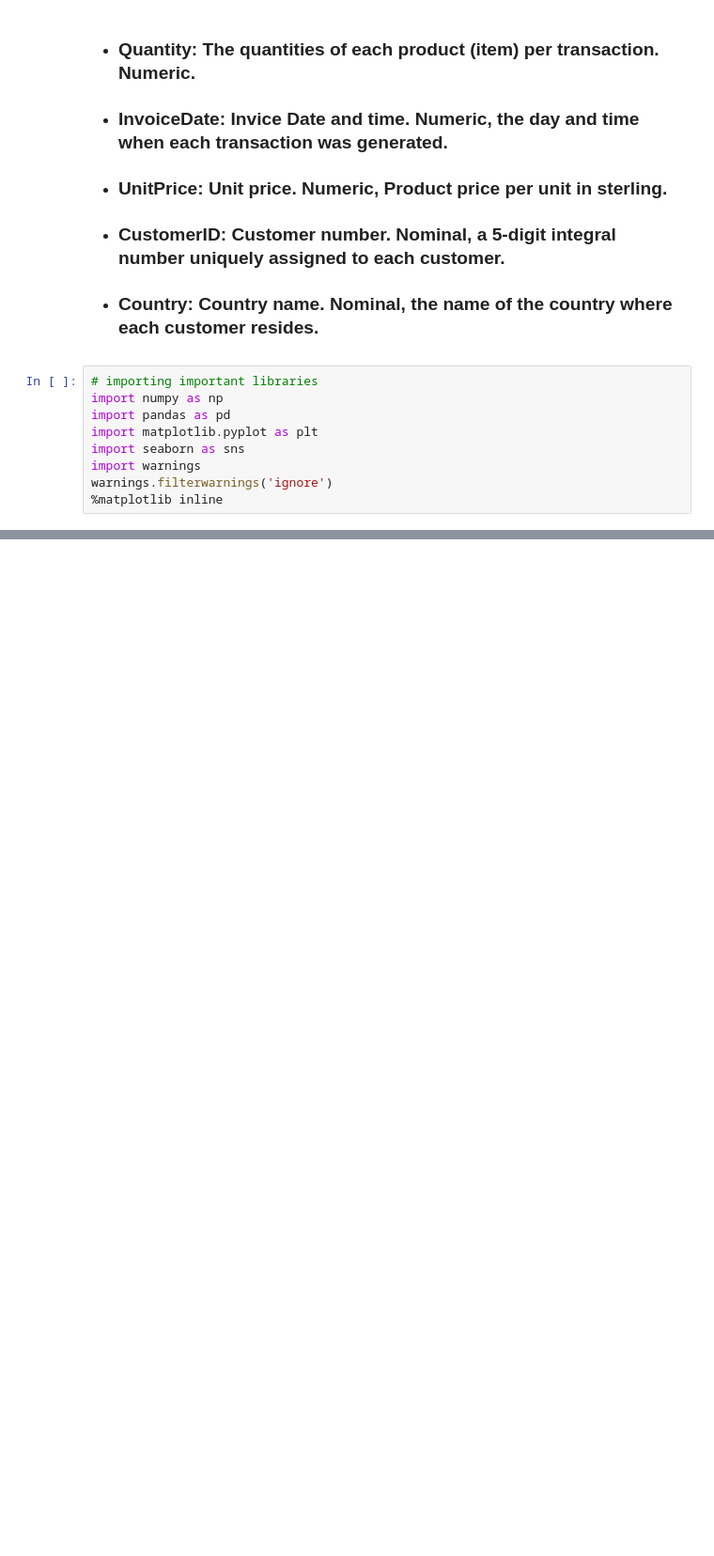
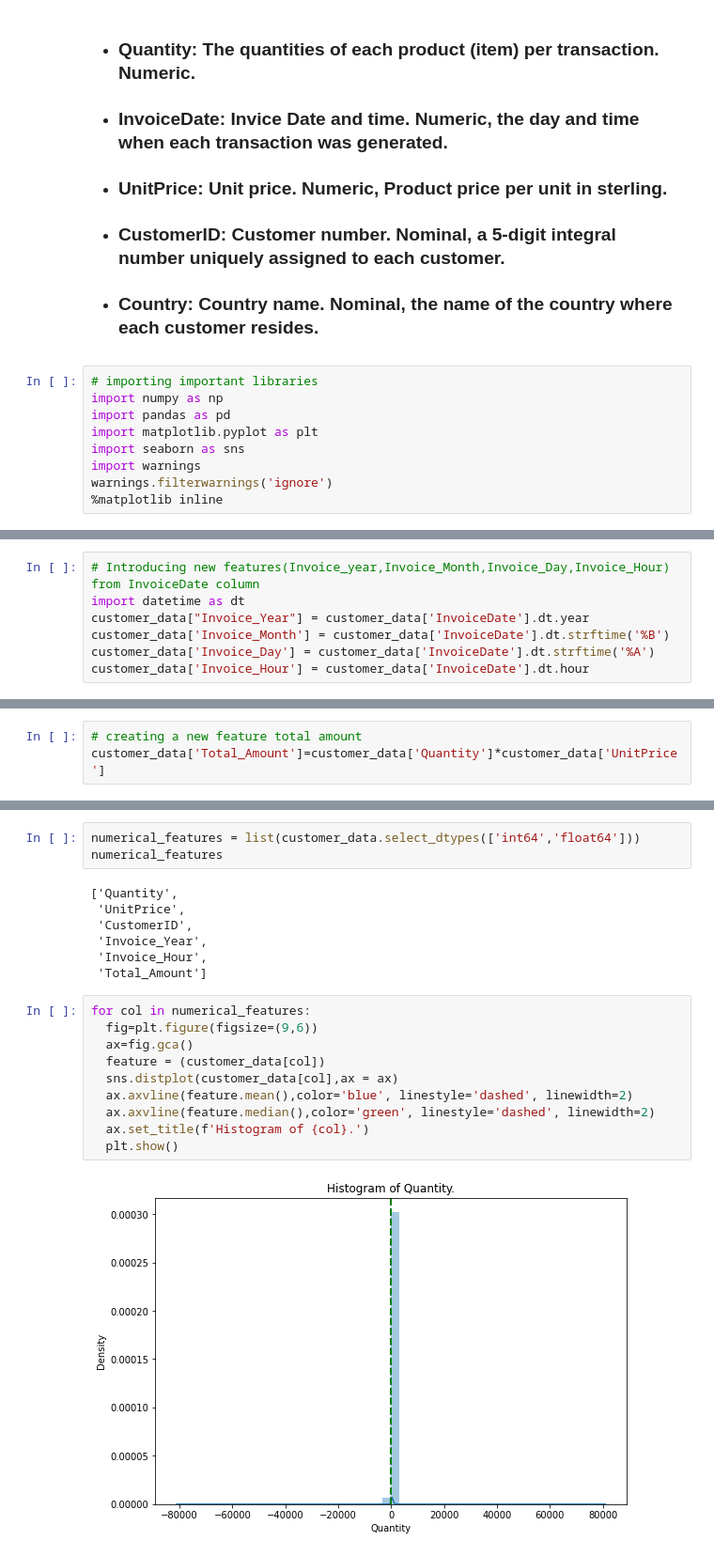
Before and after one commit to Sharath2021/Online-Retail-Customer-Segmentation, a Jupyter notebook: Online_Retail_Customer_Segmentation_Capstone_Project.ipynb, the cells around one changed output, grey strips where cells are left out. Shown: that part at 94% size. Saved outputs shown, nothing was run; the diff lists cells and outputs as text; blank space fills up the shorter version.

```diff
--- a/Online_Retail_Customer_Segmentation_Capstone_Project.ipynb
+++ b/Online_Retail_Customer_Segmentation_Capstone_Project.ipynb
@@ -713,0 +128,7 @@ For n_clusters = 15 The average silhouette_score is : 0.25241443757776777
+# %%
+# Introducing new features(Invoice_year,Invoice_Month,Invoice_Day,Invoice_Hour) from InvoiceDate column
+import datetime as dt
+customer_data["Invoice_Year"] = customer_data['InvoiceDate'].dt.year
+customer_data['Invoice_Month'] = customer_data['InvoiceDate'].dt.strftime('%B')
+customer_data['Invoice_Day'] = customer_data['InvoiceDate'].dt.strftime('%A')
+customer_data['Invoice_Hour'] = customer_data['InvoiceDate'].dt.hour
@@ -713,0 +142,3 @@ For n_clusters = 15 The average silhouette_score is : 0.25241443757776777
+# %%
+# creating a new feature total amount
+customer_data['Total_Amount']=customer_data['Quantity']*customer_data['UnitPrice']
@@ -713,0 +162,22 @@ For n_clusters = 15 The average silhouette_score is : 0.25241443757776777
+# %%
+numerical_features = list(customer_data.select_dtypes(['int64','float64']))
+numerical_features
+# %% [output]
+['Quantity',
+ 'UnitPrice',
+ 'CustomerID',
+ 'Invoice_Year',
+ 'Invoice_Hour',
+ 'Total_Amount']
+# %%
+for col in numerical_features:
+  fig=plt.figure(figsize=(9,6))
+  ax=fig.gca()
+  feature = (customer_data[col])
+  sns.distplot(customer_data[col],ax = ax)
+  ax.axvline(feature.mean(),color='blue', linestyle='dashed', linewidth=2)
+  ax.axvline(feature.median(),color='green', linestyle='dashed', linewidth=2)
+  ax.set_title(f'Histogram of {col}.')
+  plt.show()
+# %% [output]
+[figure, added]
```
Also changed, not shown: parts of 157 cells of this notebook.
